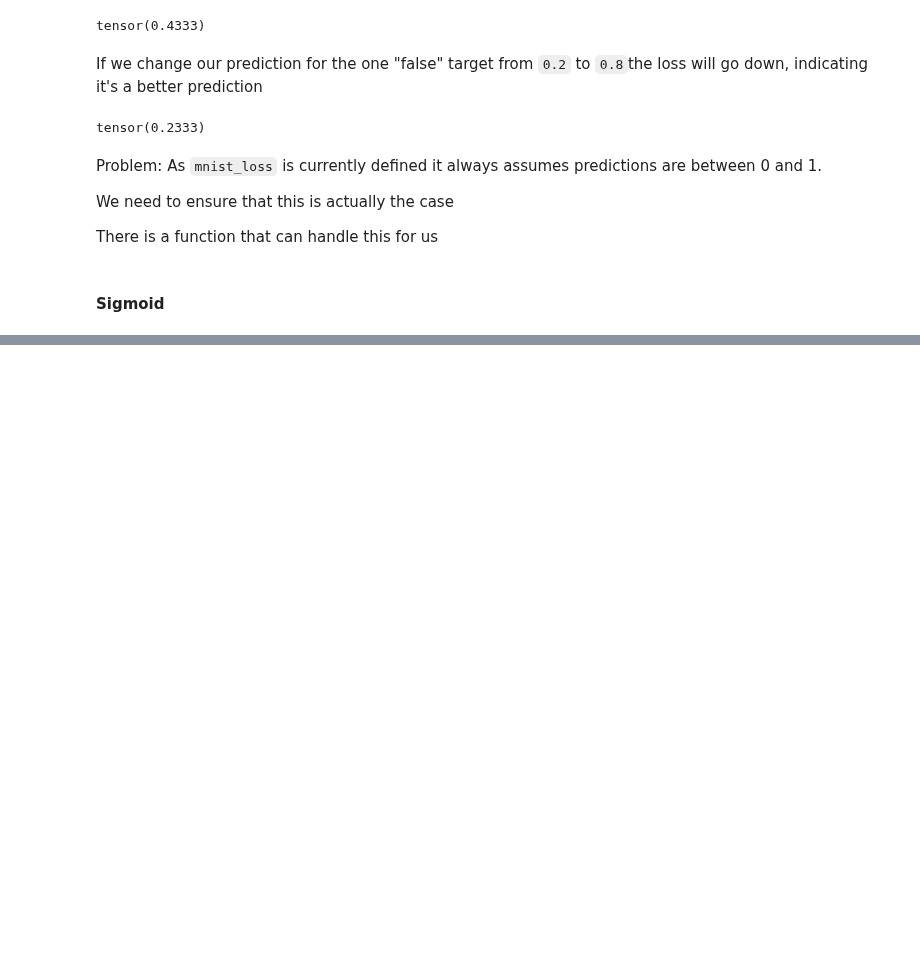
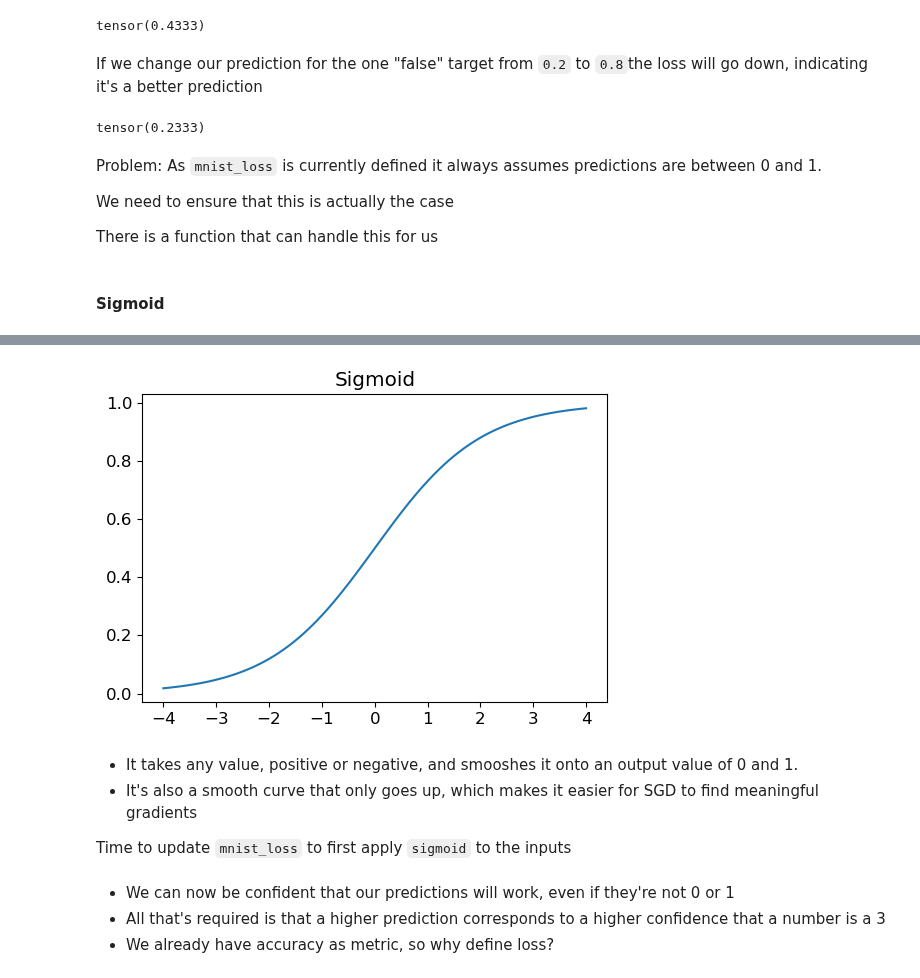
Before and after one commit to peterbull/deep-learning-projects, a Jupyter notebook: 04_ch.ipynb, the cells around one changed output, grey strips where cells are left out. Saved outputs shown, nothing was run; the diff lists cells and outputs as text; code cells hidden in the pictures; blank space fills up the shorter version.

```diff
--- a/04_ch.ipynb
+++ b/04_ch.ipynb
@@ -1527,0 +1540,9 @@ There is a function that can handle this for us
+# %%
+plot_function(torch.sigmoid, title='Sigmoid', min=-4, max=4)
+# %% [output]
+[figure, added]
+# %% [markdown]
+- It takes any value, positive or negative, and smooshes it onto an output value of 0 and 1.
+- It's also a smooth curve that only goes up, which makes it easier for SGD to find meaningful gradients
+
+Time to update `mnist_loss` to first apply `sigmoid` to the inputs
@@ -1527,0 +1553,4 @@ There is a function that can handle this for us
+# %% [markdown]
+- We can now be confident that our predictions will work, even if they're not 0 or 1
+- All that's required is that a higher prediction corresponds to a higher confidence that a number is a 3
+- We already have accuracy as metric, so why define loss?
```
Also changed, not shown: parts of 30 cells of this notebook.
